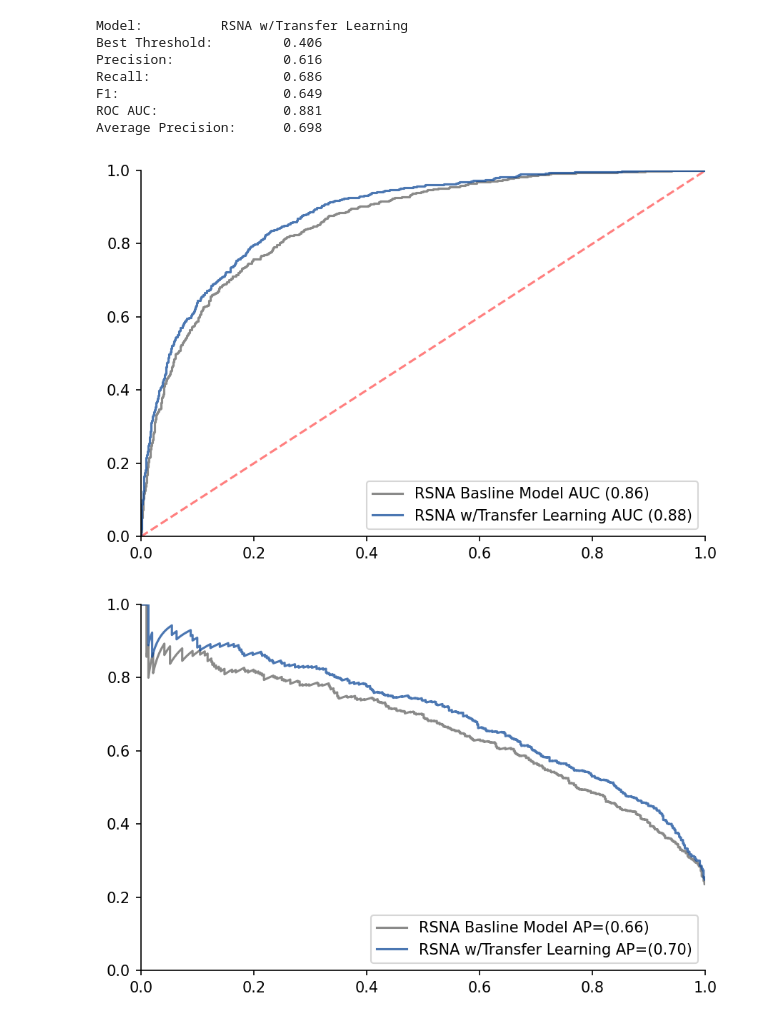
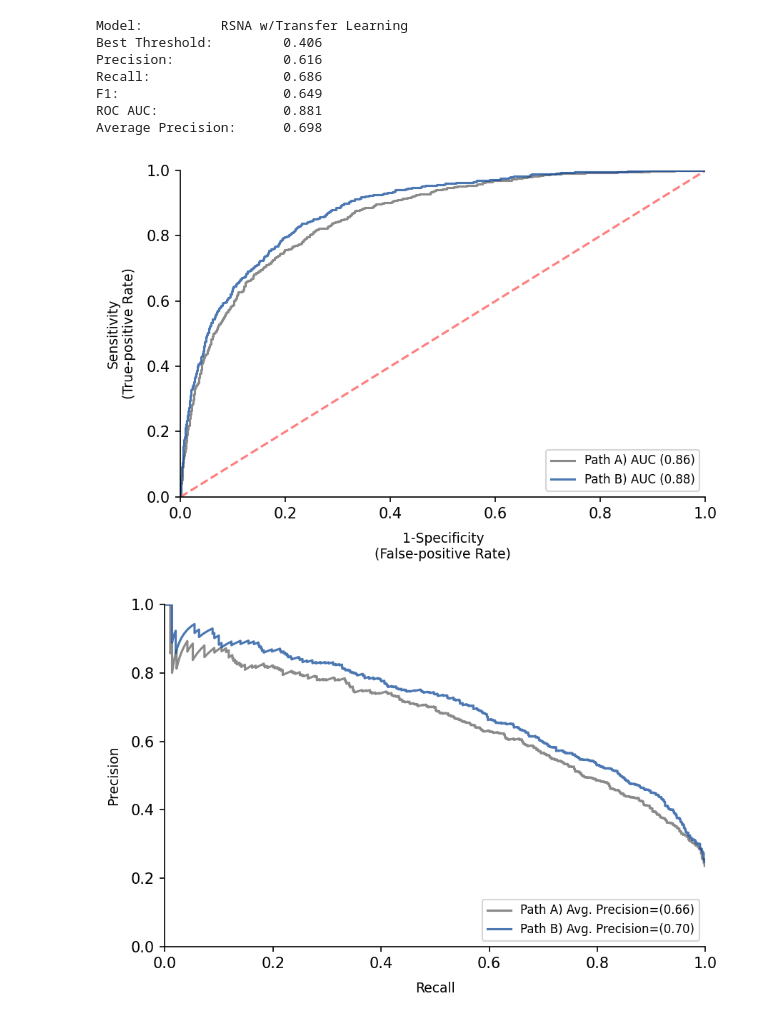
Before and after one commit to Tstrebe2/umich-mads-capstone-project, a Jupyter notebook: tstrebe2/rsna/eval-metrics.ipynb, the cells around one changed output. Cells and saved outputs as stored; diff of their text form; code cells hidden in the pictures.

```diff
--- a/tstrebe2/rsna/eval-metrics.ipynb
+++ b/tstrebe2/rsna/eval-metrics.ipynb
@@ -80,49 +80,57 @@ Average Precision:      0.698
 # %%
 def plot_aurocs(save_path:str=None) -> None:
     fig = plt.figure(dpi=150)
     ax = fig.gca()
 
     ax.plot([0, 1], [0, 1], '--', color='red', alpha=.5)
 
-    for label, col, color in [('RSNA Basline Model', 'rsna_baseline_proba', '#636362'),
-                              ('RSNA w/Transfer Learning', 'rsna_densenet_proba', '#0f4999')]:
+    for label, col, color in [('Path A)', 'rsna_baseline_proba', '#636362'),
+                              ('Path B)', 'rsna_densenet_proba', '#0f4999'),
+                              # ('Path C)', '', '#89c499')
+                             ]:
         y_test, y_score = get_y_test_y_score(proba_col_name=col)
         tpr, fpr, _ = metrics.roc_curve(y_test, y_score)
         roc_auc = metrics.roc_auc_score(y_test, y_score)
         ax.plot(tpr, fpr, alpha=.75, color=color, label='{} AUC ({:.2f})'.format(label, roc_auc))
 
     ax.set_xlim(0, 1)
     ax.set_ylim(0, 1)
     ax.spines['top'].set_visible(False)
     ax.spines['right'].set_visible(False)
-    ax.legend(loc='lower right')
+    ax.legend(loc='lower right', fontsize=8)
+    ax.set_xlabel('1-Specificity\n(False-positive Rate)', labelpad=7, fontsize=9)
+    ax.set_ylabel('Sensitivity\n(True-positive Rate)', labelpad=7, fontsize=9)
     fig.tight_layout()
 
     if save_path:
         plt.savefig(save_path, format='png')
 
     plt.show()
 
 plot_aurocs('/home/tstrebel/repos/umich-mads-capstone-project/figures/rsna-aurocs.png')
 # %% [output]
-[figure, old version]
+[figure, new version]
 # %%
 def plot_auprcs(save_path:str=None) -> None:
     fig = plt.figure(dpi=150)
     ax = fig.gca()
 
-    for label, col, color in [('RSNA Basline Model', 'rsna_baseline_proba', '#636362'),
-                              ('RSNA w/Transfer Learning', 'rsna_densenet_proba', '#0f4999')]:
+    for label, col, color in [('Path A)', 'rsna_baseline_proba', '#636362'),
+                              ('Path B)', 'rsna_densenet_proba', '#0f4999'),
+                              # ('Path C)', '', '#89c499')
+                             ]:
         y_test, y_score = get_y_test_y_score(proba_col_name=col)
         precision, recall, _ = metrics.precision_recall_curve(y_test, y_score)
         ap = metrics.average_precision_score(y_test, y_score)
-        ax.plot(recall, precision, alpha=.75, color=color, label='{} AP=({:.2f})'.format(label, ap))
+        ax.plot(recall, precision, alpha=.75, color=color, label='{} Avg. Precision=({:.2f})'.format(label, ap))
 
     ax.set_xlim(0, 1)
     ax.set_ylim(0, 1)
     ax.spines['top'].set_visible(False)
     ax.spines['right'].set_visible(False)
-    ax.legend(loc='lower right')
+    ax.legend(loc='lower right', fontsize=8)
+    ax.set_xlabel('Recall', labelpad=7, fontsize=9)
+    ax.set_ylabel('Precision', labelpad=7, fontsize=9)
     fig.tight_layout()
 
     if save_path:
@@ -132,4 +140,4 @@ def plot_auprcs(save_path:str=None) -> None:
 
 plot_auprcs('/home/tstrebel/repos/umich-mads-capstone-project/figures/rsna-auprcs.png')
 # %% [output]
-[figure, old version]
+[figure, new version]
```
Also changed, not shown: parts of 1 cell of this notebook, 2 other files.
